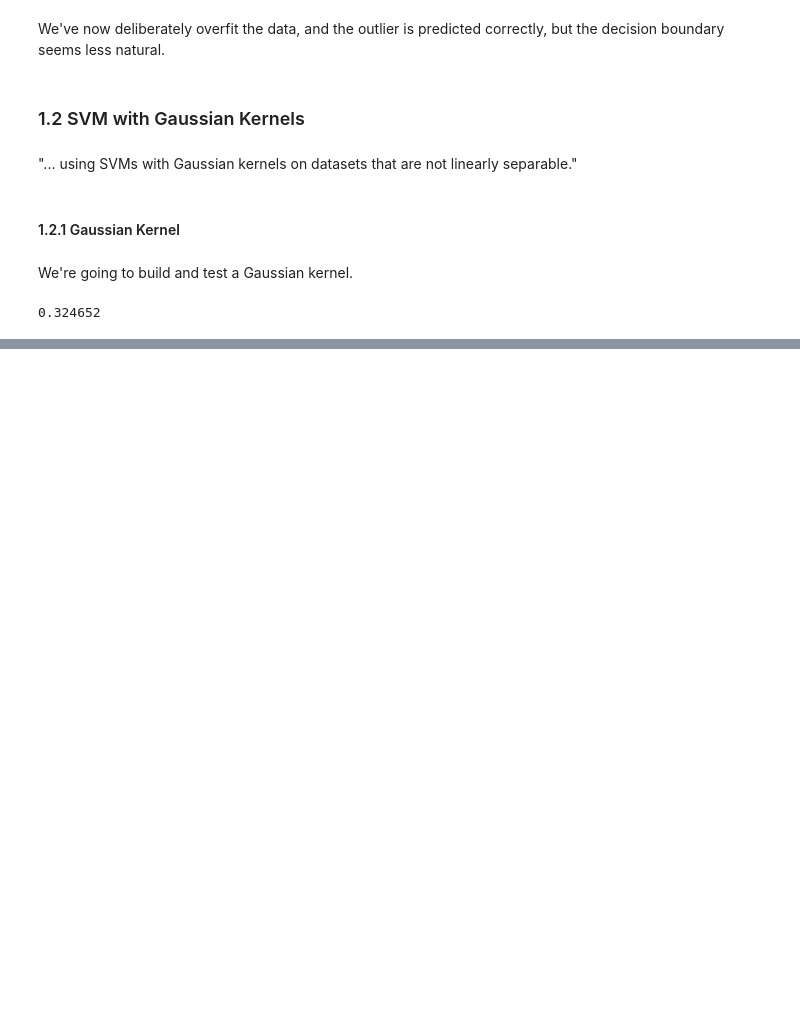
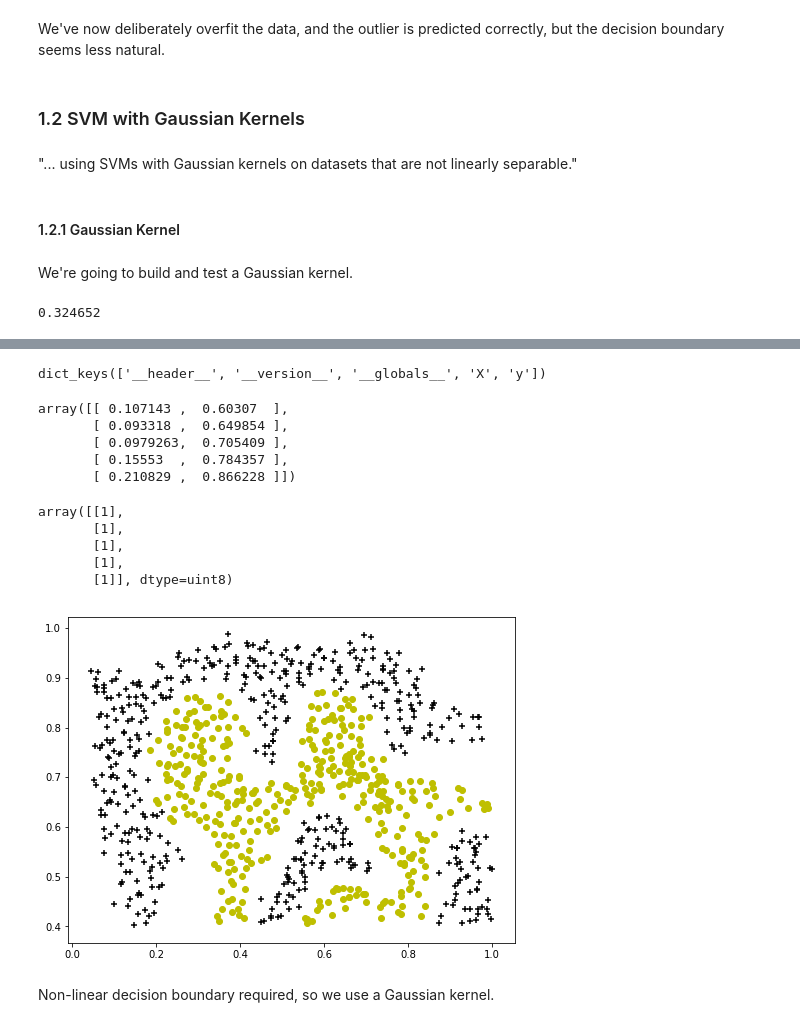
Before and after one commit to ZER-0-NE/Ng_ML, a Jupyter notebook: ex6/6_Support_vector_machines.ipynb, the cells around one changed output, grey strips where cells are left out. Drawn from its saved outputs; the diff is of its cells as text; code cells hidden in the pictures; blank space fills up the shorter version.

Commit message:
Section 1.2.2 in progress, need to get non-linear plotting function working

```diff
--- a/ex6/6_Support_vector_machines.ipynb
+++ b/ex6/6_Support_vector_machines.ipynb
@@ -54,5 +54,6 @@ y_flat = y.flatten()
 # %%
-plt.figure(figsize=(8,6))
-plt.scatter(X[y_flat==0, 0], X[y_flat==0, 1], c='y', marker='o')
-plt.scatter(X[y_flat==1, 0], X[y_flat==1, 1], c='k', marker='+')
-plt.show()
+def plot_data(X, y):
+    plt.figure(figsize=(8,6))
+    plt.scatter(X[y_flat==0, 0], X[y_flat==0, 1], c='y', marker='o')
+    plt.scatter(X[y_flat==1, 0], X[y_flat==1, 1], c='k', marker='+')
+    plt.show()
@@ -153,0 +159,32 @@ print('%.6f' %sim)
+# %%
+data = scipy.io.loadmat('data/ex6data2.mat')
+data.keys()
+# %% [output]
+dict_keys(['__header__', '__version__', '__globals__', 'X', 'y'])
+# %%
+X = data['X']
+y = data['y']
+# %%
+X[:5]
+# %% [output]
+array([[ 0.107143 ,  0.60307  ],
+       [ 0.093318 ,  0.649854 ],
+       [ 0.0979263,  0.705409 ],
+       [ 0.15553  ,  0.784357 ],
+       [ 0.210829 ,  0.866228 ]])
+# %%
+y[:5]
+# %% [output]
+array([[1],
+       [1],
+       [1],
+       [1],
+       [1]], dtype=uint8)
+# %%
+y_flat = y.flatten()
+# %%
+plot_data(X, y_flat)
+# %% [output]
+[figure, added]
+# %% [markdown]
+Non-linear decision boundary required, so we use a Gaussian kernel.
```
Also changed, not shown: parts of 8 cells of this notebook.
